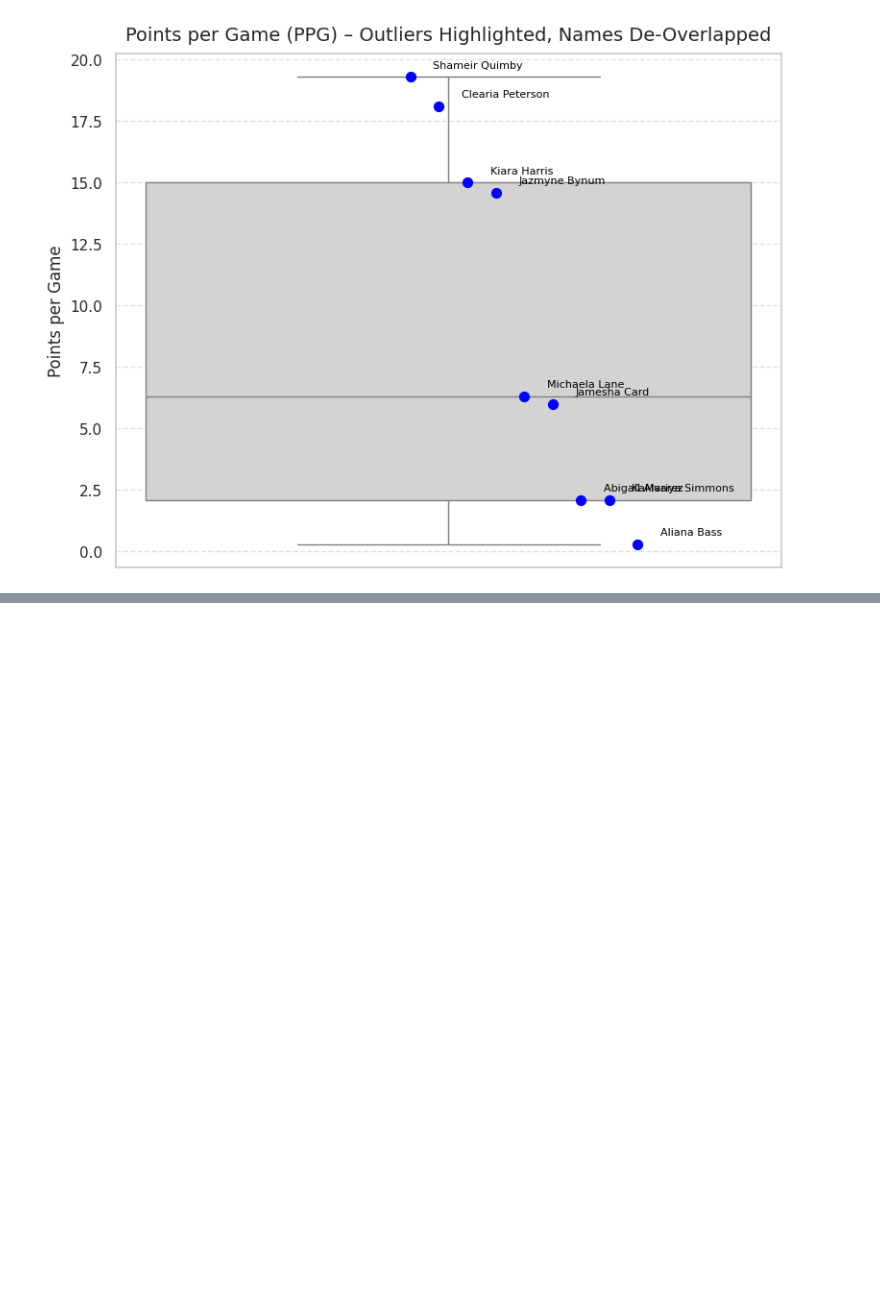
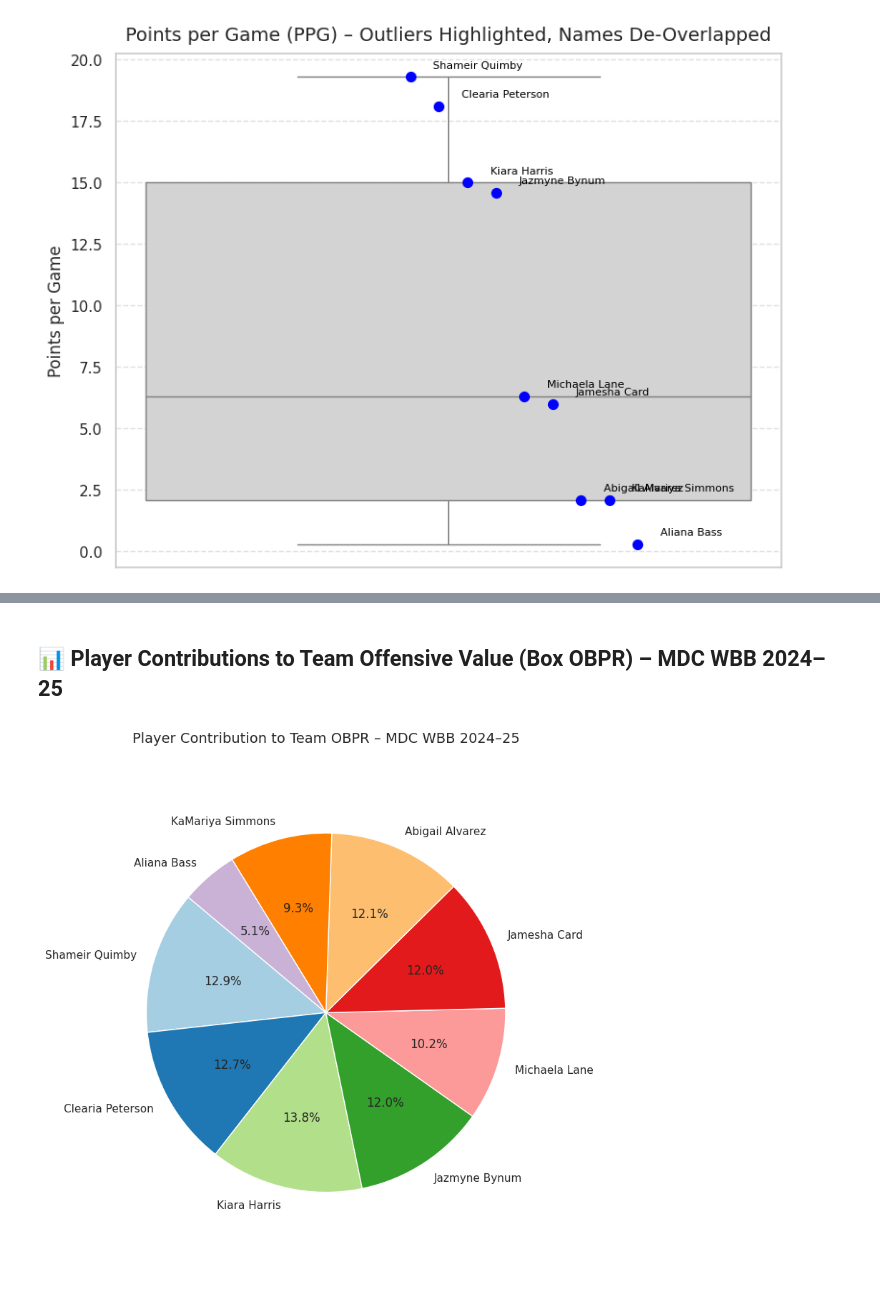
Before and after one commit to MiamiCrypto/Sports-Analytics-, a Jupyter notebook: WBB_2024_25_Season.ipynb, the cells around one changed output, grey strips where cells are left out. Cells and saved outputs as stored; diff of their text form; code cells hidden in the pictures; blank space fills up the shorter version.

```diff
--- a/WBB_2024_25_Season.ipynb
+++ b/WBB_2024_25_Season.ipynb
@@ -1704,0 +1869,25 @@ plt.show()
+# %% [markdown]
+## 📊 Player Contributions to Team Offensive Value (Box OBPR) – MDC WBB 2024–25
+# %%
+# Step 1: Calculate total OBPR
+total_obpr = df['box_obpr'].sum()
+
+# Step 2: Calculate contribution percentage
+obpr_pie = df[['player_name', 'box_obpr']].copy()
+obpr_pie['obpr_pct'] = (obpr_pie['box_obpr'] / total_obpr) * 100
+
+# Step 3: Plot
+plt.figure(figsize=(8, 8))
+plt.pie(
+    obpr_pie['obpr_pct'],
+    labels=obpr_pie['player_name'],
+    autopct='%1.1f%%',
+    startangle=140,
+    colors=plt.cm.Paired.colors
+)
+plt.title('Player Contribution to Team OBPR – MDC WBB 2024–25', fontsize=14)
+plt.axis('equal')  # Equal aspect ratio for perfect circle
+plt.tight_layout()
+plt.show()
+# %% [output]
+[figure, added]
```
Also changed, not shown: parts of 23 cells of this notebook.
